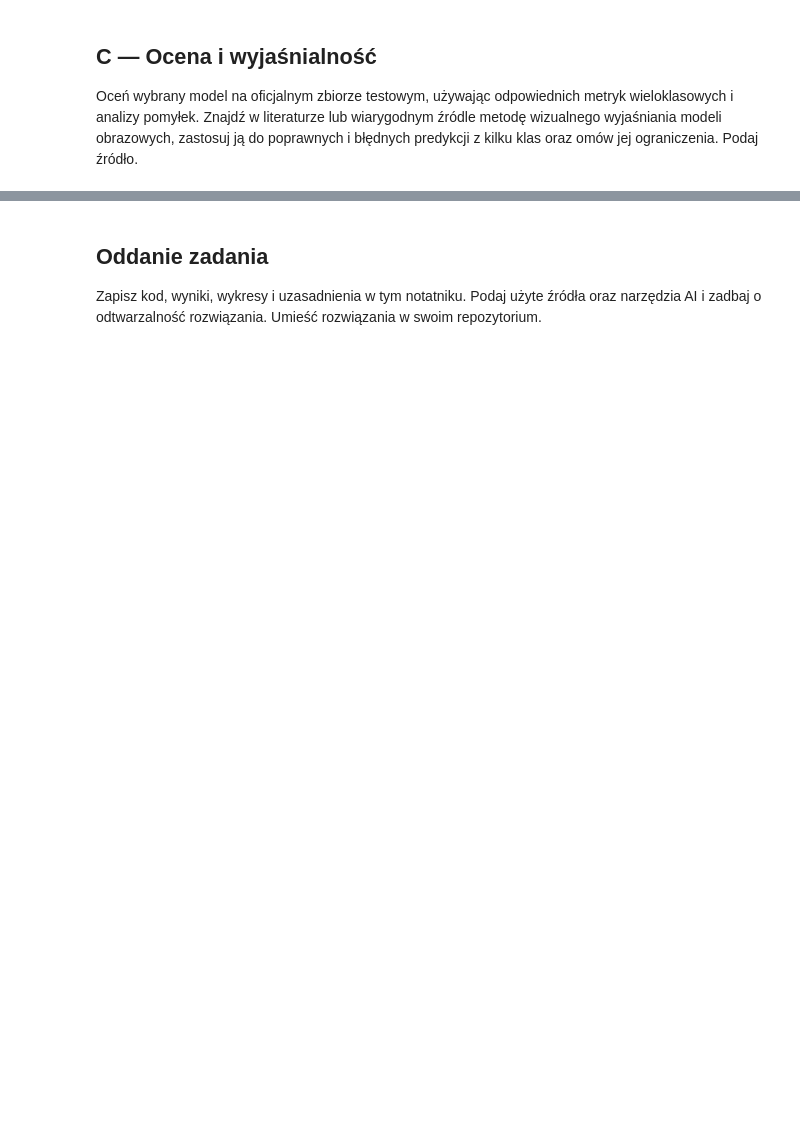
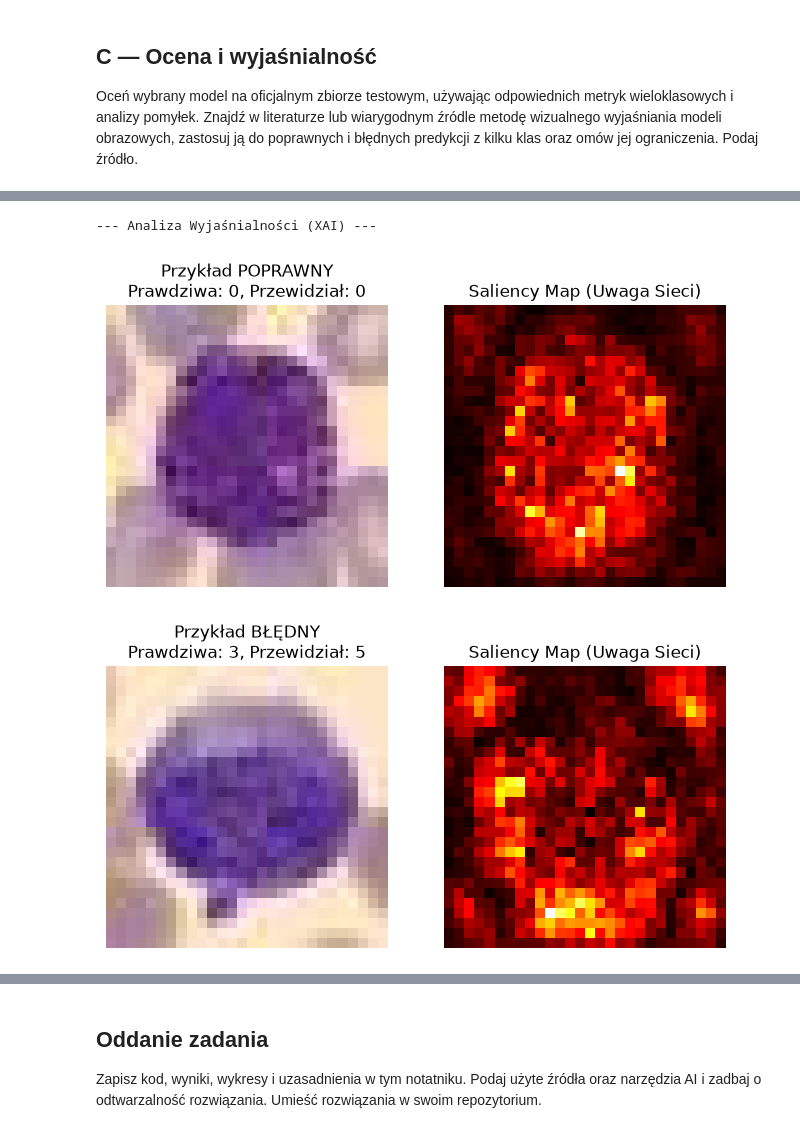
Before and after one commit to emiwol323/Rekrutacja-AI-Med-2026-2027, a Jupyter notebook: Zadanie-2A/Rozwiązanie-2A.ipynb, the cells around one changed output, grey strips where cells are left out. Cells and saved outputs as stored; diff of their text form; code cells hidden in the pictures; blank space fills up the shorter version.

```diff
--- a/Zadanie-2A/Rozwiązanie-2A.ipynb
+++ b/Zadanie-2A/Rozwiązanie-2A.ipynb
@@ -41,0 +361,69 @@ Oceń wybrany model na oficjalnym zbiorze testowym, używając odpowiednich metr
+# %%
+# --- Wyjaśnialność Modeli (Saliency Maps) ---
+
+# Szukamy po jednym przykładzie ze zbioru testowego: poprawnego i błędnego
+correct_img, correct_label, correct_pred = None, None, None
+incorrect_img, incorrect_label, incorrect_pred = None, None, None
+
+# Przeszukujemy batch, aby znaleźć odpowiednie próbki
+for images, labels in test_loader:
+    images = images.to(device)
+    labels = labels.to(device)
+
+    # KLUCZOWE: Mówimy PyTorchowi, że chcemy śledzić gradienty dla pikseli obrazu!
+    images.requires_grad_()
+
+    outputs = model(images)
+    _, preds = outputs.max(1)
+
+    for i in range(len(preds)):
+        if preds[i] == labels[i] and correct_img is None:
+            correct_img, correct_label, correct_pred = images[i:i+1], labels[i], preds[i]
+        elif preds[i] != labels[i] and incorrect_img is None:
+            incorrect_img, incorrect_label, incorrect_pred = images[i:i+1], labels[i], preds[i]
+
+    if correct_img is not None and incorrect_img is not None:
+        break
+
+# Funkcja do rysowania map
+def show_saliency(image_tensor, label, pred, title):
+    model.eval()
+
+    # --- KLUCZOWA POPRAWKA ---
+    # Wymuszamy na PyTorchu zachowanie gradientu dla tego konkretnego obrazka
+    image_tensor.retain_grad()
+
+    output = model(image_tensor)
+    score = output[0, pred]
+
+    # Liczymy gradient wsteczny, by zobaczyć jak piksele wpłynęły na ten konkretny 'score'
+    model.zero_grad()
+    score.backward()
+
+    # Teraz wyciągnięcie gradientów zadziała bez błędu
+    saliency, _ = torch.max(image_tensor.grad.data.abs(), dim=1)
+    saliency = saliency[0].cpu().numpy()
+
+    # Przygotowanie oryginalnego obrazka (zamiana wymiarów z PyTorch [C, H, W] na Matplotlib [H, W, C])
+    img_original = image_tensor[0].detach().cpu().permute(1, 2, 0).numpy()
+
+    # Rysowanie
+    fig, ax = plt.subplots(1, 2, figsize=(8, 4))
+    ax[0].imshow(img_original)
+    ax[0].set_title(f"{title}\nPrawdziwa: {label.item()}, Przewidział: {pred.item()}")
+    ax[0].axis('off')
+
+    # Mapa 'hot' - jasne kolory to miejsca, gdzie sieć zwracała największą uwagę
+    ax[1].imshow(saliency, cmap='hot')
+    ax[1].set_title("Saliency Map (Uwaga Sieci)")
+    ax[1].axis('off')
+    plt.show()
+
+# Wywołanie dla naszych przykładów
+print("--- Analiza Wyjaśnialności (XAI) ---")
+show_saliency(correct_img, correct_label, correct_pred, "Przykład POPRAWNY")
+show_saliency(incorrect_img, incorrect_label, incorrect_pred, "Przykład BŁĘDNY")
+# %% [output]
+--- Analiza Wyjaśnialności (XAI) ---
+[figure, added]
+[figure, added]
```
Also changed, not shown: parts of 13 cells of this notebook, 2 other files.
